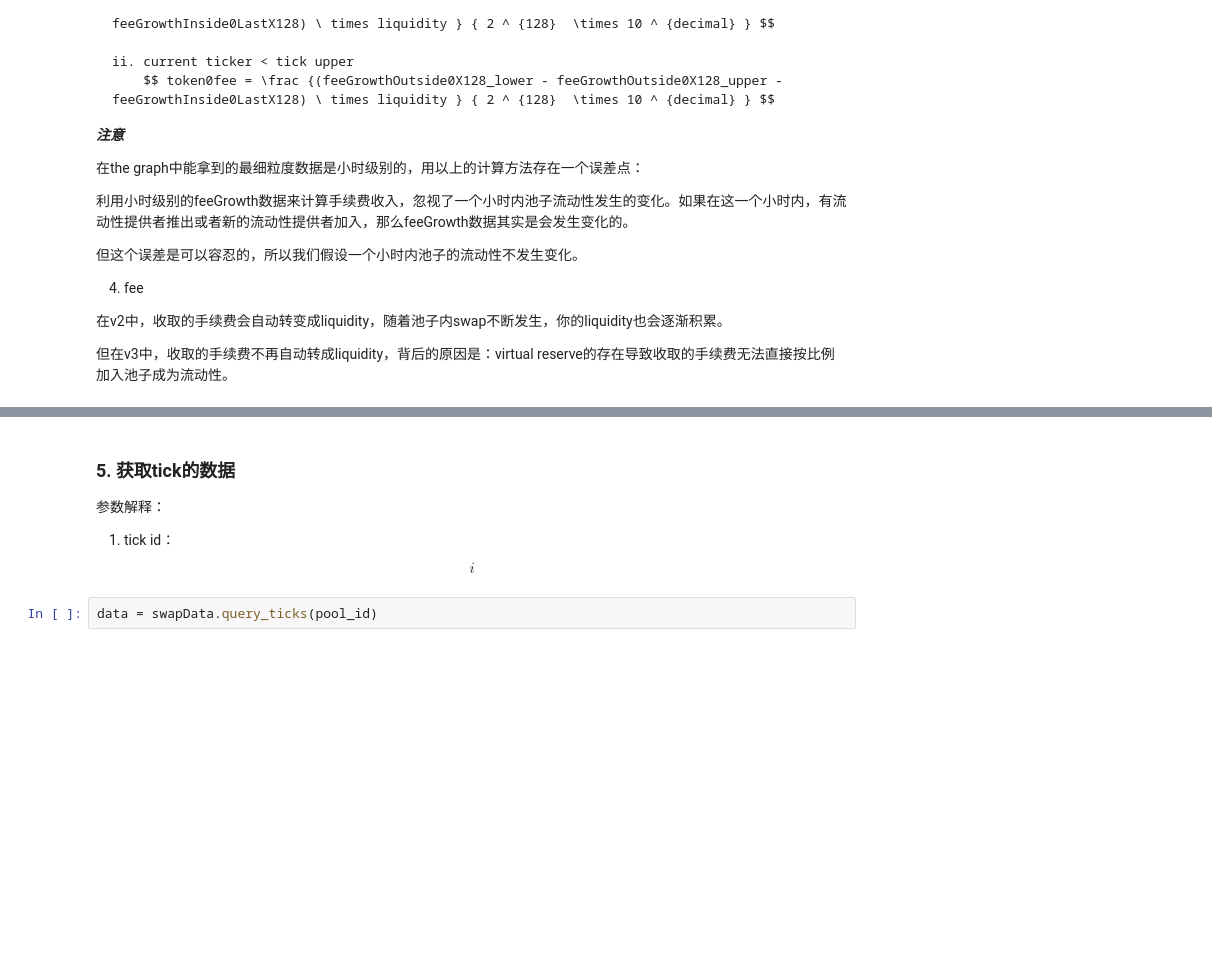
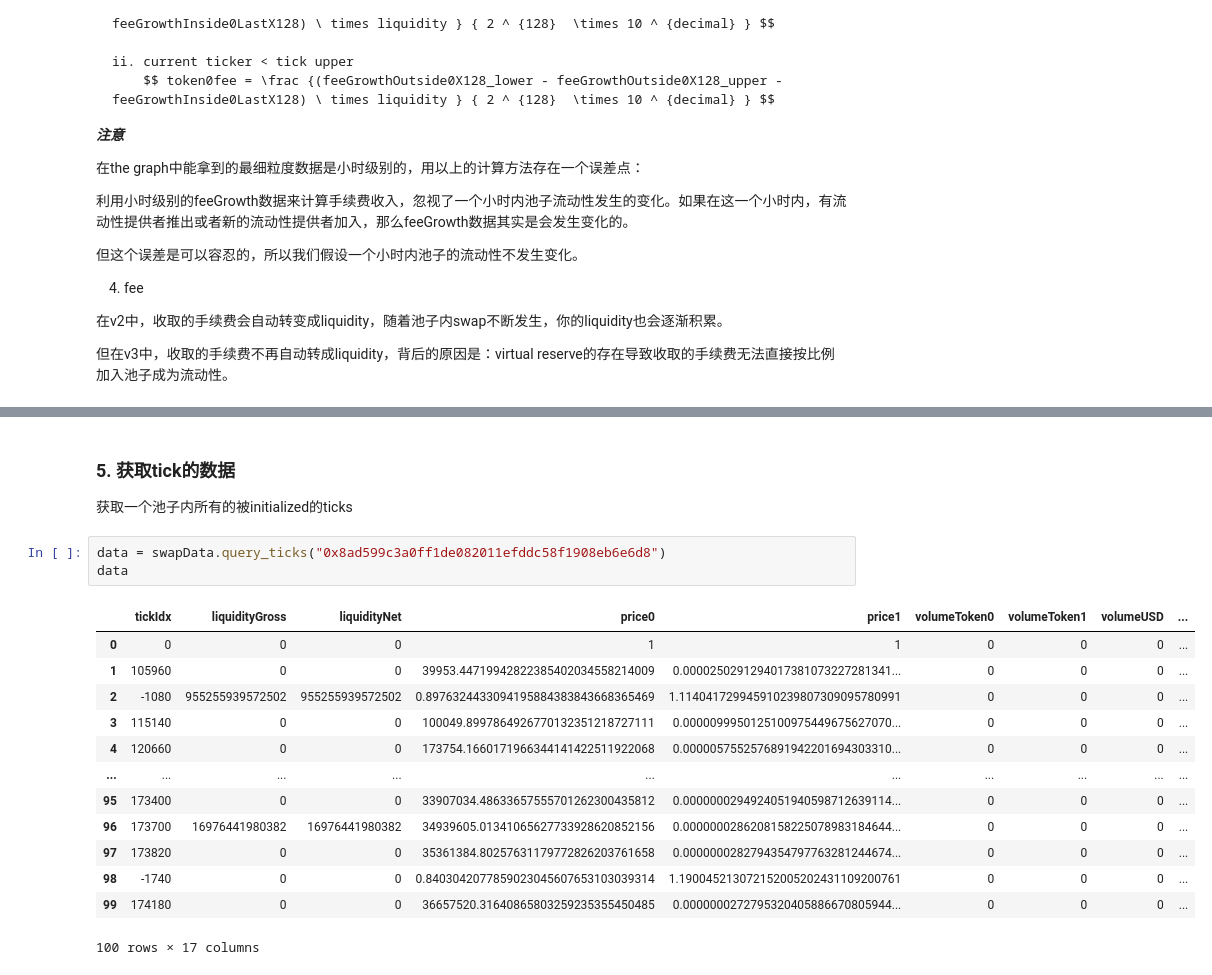
Before and after one commit to Fooooooooooox/learn_uniswapv3, a Jupyter notebook: swapData.ipynb, the cells around one changed output, grey strips where cells are left out. Drawn from its saved outputs; the diff is of its cells as text; blank space fills up the shorter version.

Commit message:
query position data

```diff
--- a/swapData.ipynb
+++ b/swapData.ipynb
@@ -154,13 +155,24 @@ swap的流程：
 # %% [markdown]
 ### 5. 获取tick的数据
 
-参数解释：
-
-1. tick id：
-
-$$ i $$
+获取一个池子内所有的被initialized的ticks
 # %%
-data = swapData.query_ticks(pool_id)
+data = swapData.query_ticks("0x8ad599c3a0ff1de082011efddc58f1908eb6e6d8")
+data
+# %% [output]
+|  | tickIdx | liquidityGross | liquidityNet | price0 | price1 | volumeToken0 | volumeToken1 | volumeUSD | ... |
+| 0 | 0 | 0 | 0 | 1 | 1 | 0 | 0 | 0 | ... |
+| 1 | 105960 | 0 | 0 | 39953.44719942822385402034558214009 | 0.0000250291294017381073227281341... | 0 | 0 | 0 | ... |
+| 2 | -1080 | 955255939572502 | 955255939572502 | 0.8976324433094195884383843668365469 | 1.114041729945910239807309095780991 | 0 | 0 | 0 | ... |
+| 3 | 115140 | 0 | 0 | 100049.8997864926770132351218727111 | 0.0000099950125100975449675627070... | 0 | 0 | 0 | ... |
+| 4 | 120660 | 0 | 0 | 173754.1660171966344141422511922068 | 0.0000057552576891942201694303310... | 0 | 0 | 0 | ... |
+| ... | ... | ... | ... | ... | ... | ... | ... | ... | ... |
+| 95 | 173400 | 0 | 0 | 33907034.48633657555701262300435812 | 0.0000000294924051940598712639114... | 0 | 0 | 0 | ... |
+| 96 | 173700 | 16976441980382 | 16976441980382 | 34939605.01341065627733928620852156 | 0.0000000286208158225078983184644... | 0 | 0 | 0 | ... |
+| 97 | 173820 | 0 | 0 | 35361384.80257631179772826203761658 | 0.0000000282794354797763281244674... | 0 | 0 | 0 | ... |
+| 98 | -1740 | 0 | 0 | 0.8403042077859023045607653103039314 | 1.190045213072152005202431109200761 | 0 | 0 | 0 | ... |
+| 99 | 174180 | 0 | 0 | 36657520.31640865803259235355450485 | 0.0000000272795320405886670805944... | 0 | 0 | 0 | ... |
+100 rows × 17 columns
 # %% [markdown]
 ## 关于回测框架
 
```
Also changed, not shown: parts of 6 cells of this notebook, 1 other file.
